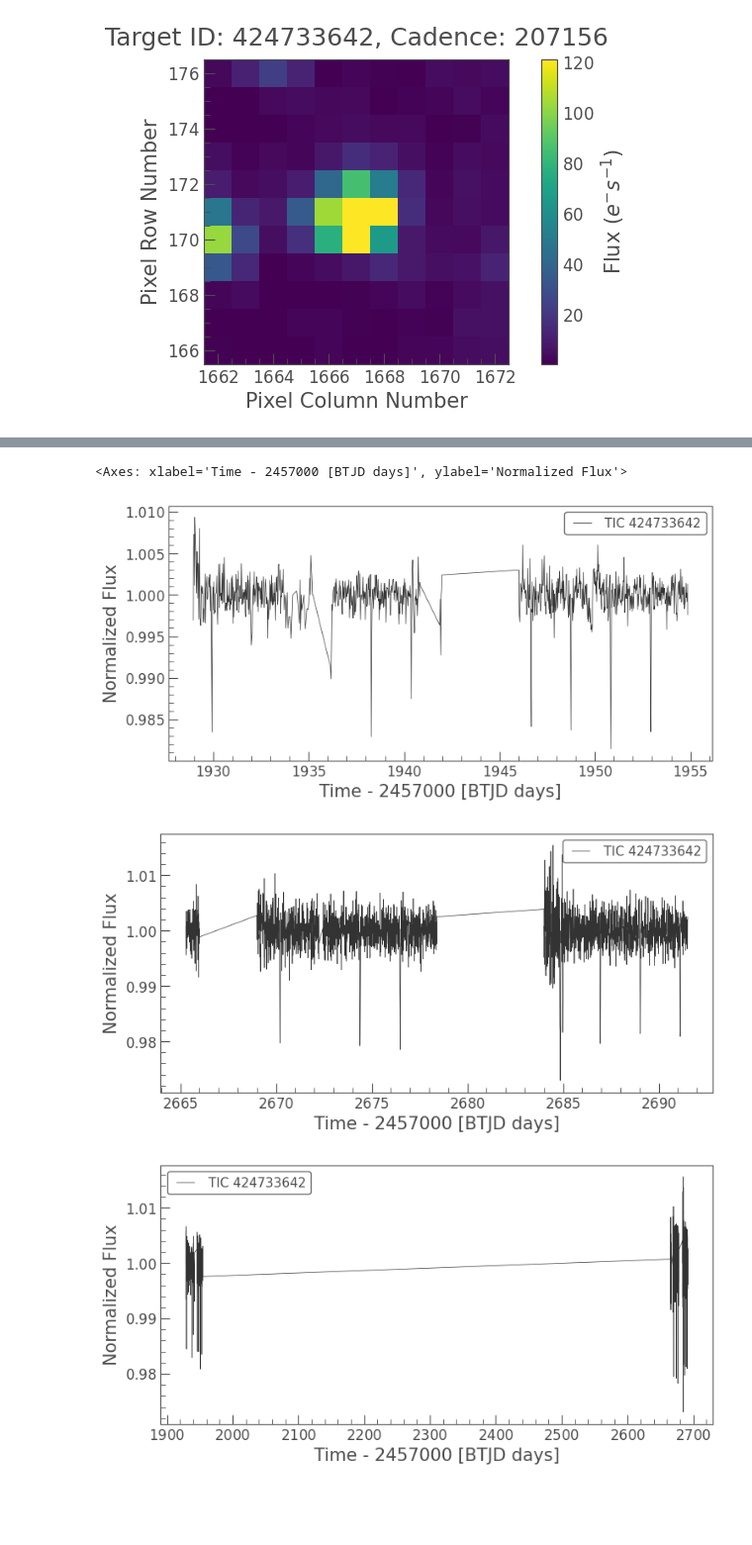
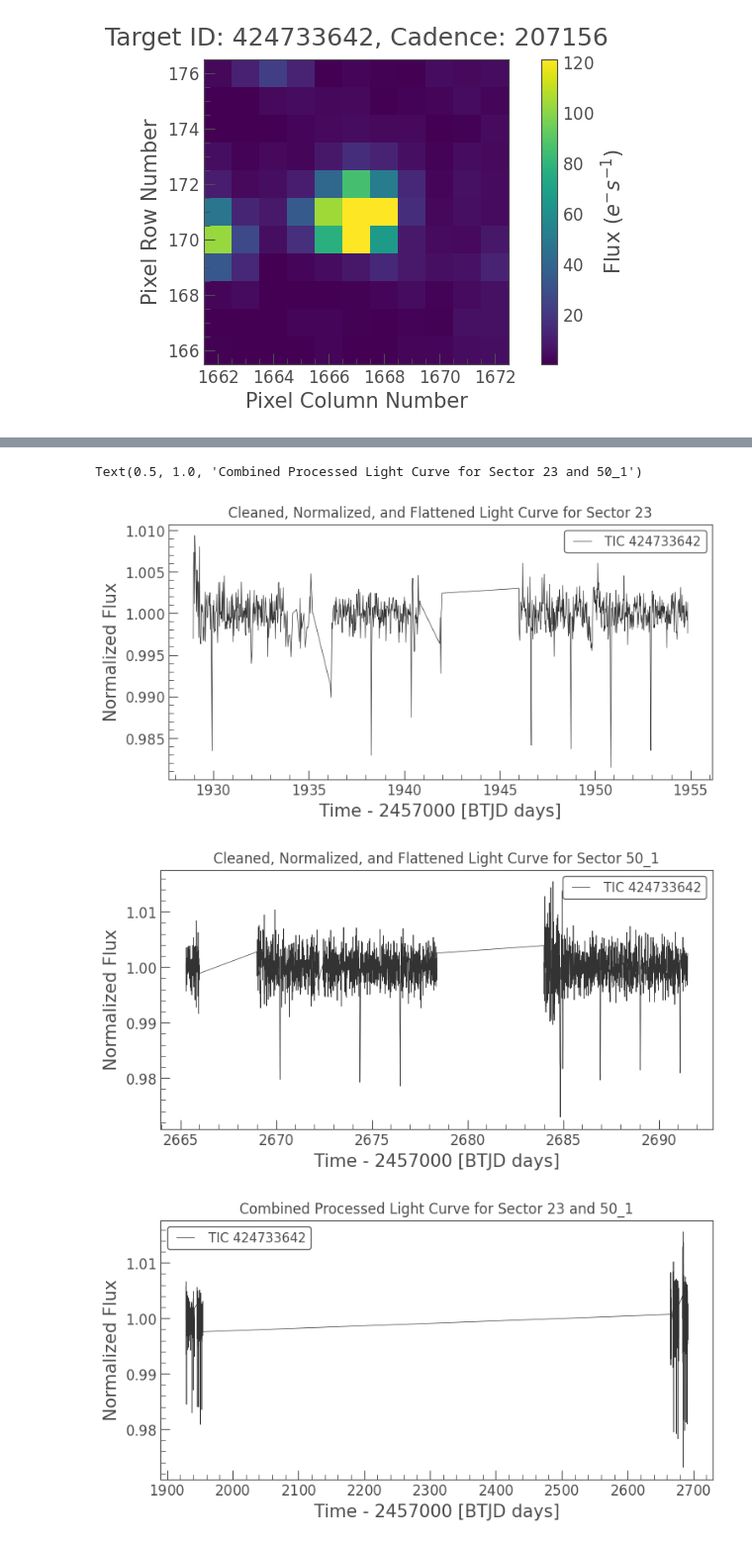
Before and after one commit to sophia268238/astronomy_ml, a Jupyter notebook: notebooks/TOI_1858.ipynb, the cells around one changed output, grey strips where cells are left out. Shown at 99% size. Drawn from its saved outputs; the diff is of its cells as text; code cells hidden in the pictures; blank space fills up the shorter version.

```diff
--- a/notebooks/TOI_1858.ipynb
+++ b/notebooks/TOI_1858.ipynb
@@ -51,26 +60,30 @@ lc2.plot()
 # %%
 mask1 = (lc1.time.value<1942) | (lc1.time.value > 1946)
 lc1_clean = lc1[mask1]
 lc1_clean = lc1_clean.remove_outliers(sigma=5)
 lc1_clean = lc1_clean.normalize()
 lc1_clean = lc1_clean.flatten()
 lc1_clean.plot()
+plt.title("Cleaned, Normalized, and Flattened Light Curve for Sector 23")
+
 
 mask2 = (lc2.time.value<2666) | ((lc2.time.value > 2669) & (lc2.time.value < 2679)) | (lc2.time.value >2684)
 lc2_clean = lc2[mask2]
 lc2_clean = lc2_clean.remove_outliers(sigma=5)
 lc2_clean = lc2_clean.normalize()
 lc2_clean = lc2_clean.flatten()
 lc2_clean.plot()
+plt.title("Cleaned, Normalized, and Flattened Light Curve for Sector 50_1")
 
 lc_combined_clean = lc1_clean.append(lc2_clean)
 lc_combined_clean = lc_combined_clean.flatten()
 lc_combined_clean.plot()
+plt.title("Combined Processed Light Curve for Sector 23 and 50_1")
 # %% [output]
-<Axes: xlabel='Time - 2457000 [BTJD days]', ylabel='Normalized Flux'>
+Text(0.5, 1.0, 'Combined Processed Light Curve for Sector 23 and 50_1')
-[figure, old version]
+[figure, new version]
-[figure, old version]
+[figure, new version]
-[figure, old version]
+[figure, new version]
 # %%
 # Published transit period
 TRANSIT_PERIOD = 2.0912089
```
Also changed, not shown: parts of 7 cells of this notebook.
